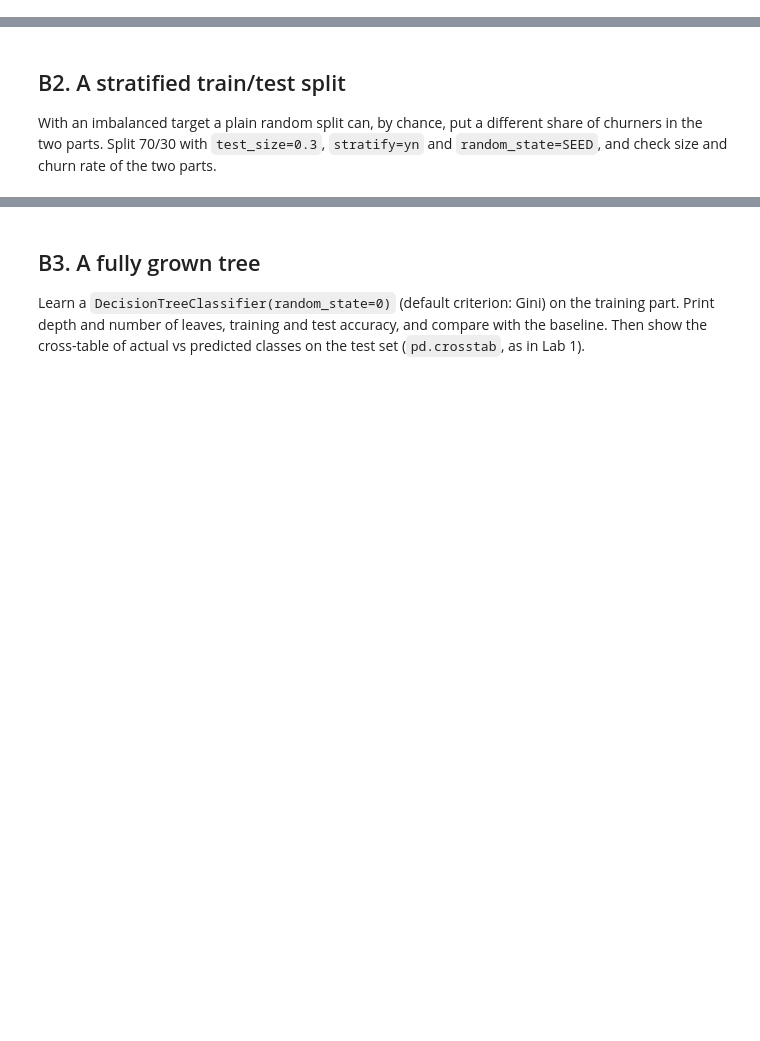
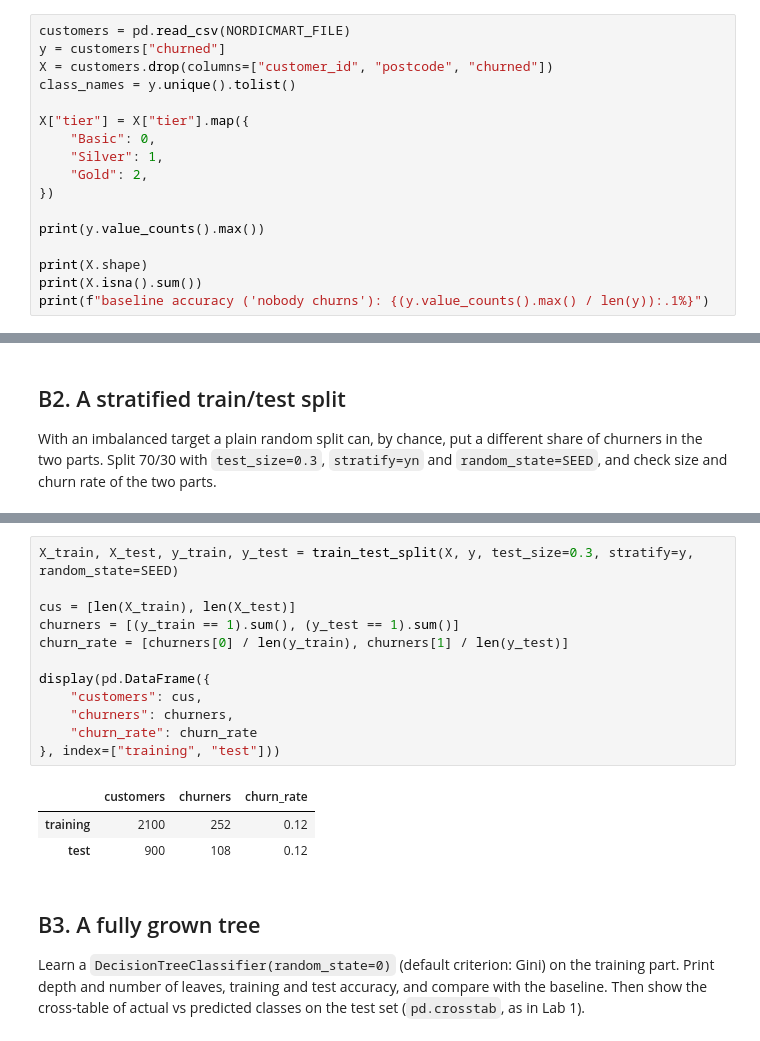
Before and after one commit to mengxian0913/MLDM_Unibo_public, a Jupyter notebook: ML_Lab/notebooks/lab02-dt/lab02-dt.ipynb, the cells around one changed output, grey strips where cells are left out. Saved outputs shown, nothing was run; the diff lists cells and outputs as text; blank space fills up the shorter version.

```diff
--- a/ML_Lab/notebooks/lab02-dt/lab02-dt.ipynb
+++ b/ML_Lab/notebooks/lab02-dt/lab02-dt.ipynb
@@ -686,0 +676,17 @@ baseline accuracy ('nobody churns'): 88.0%
+# %%
+customers = pd.read_csv(NORDICMART_FILE)
+y = customers["churned"]
+X = customers.drop(columns=["customer_id", "postcode", "churned"])
+class_names = y.unique().tolist()
+
+X["tier"] = X["tier"].map({
+    "Basic": 0,
+    "Silver": 1,
+    "Gold": 2,
+})
+
+print(y.value_counts().max())
+
+print(X.shape)
+print(X.isna().sum())
+print(f"baseline accuracy ('nobody churns'): {(y.value_counts().max() / len(y)):.1%}")
@@ -698,3 +709,19 @@ Split 70/30 with `test_size=0.3`, `stratify=yn` and `random_state=SEED`, and che
+# %%
+X_train, X_test, y_train, y_test = train_test_split(X, y, test_size=0.3, stratify=y, random_state=SEED)
+
+cus = [len(X_train), len(X_test)]
+churners = [(y_train == 1).sum(), (y_test == 1).sum()]
+churn_rate = [churners[0] / len(y_train), churners[1] / len(y_test)]
+
+display(pd.DataFrame({
+    "customers": cus,
+    "churners": churners,
+    "churn_rate": churn_rate
+}, index=["training", "test"]))
+# %% [output]
+|  | customers | churners | churn_rate |
+| training | 2100 | 252 | 0.12 |
+| test | 900 | 108 | 0.12 |
 # %% [markdown]
 ## B3. A fully grown tree
 
```
Also changed, not shown: parts of 25 cells of this notebook.
